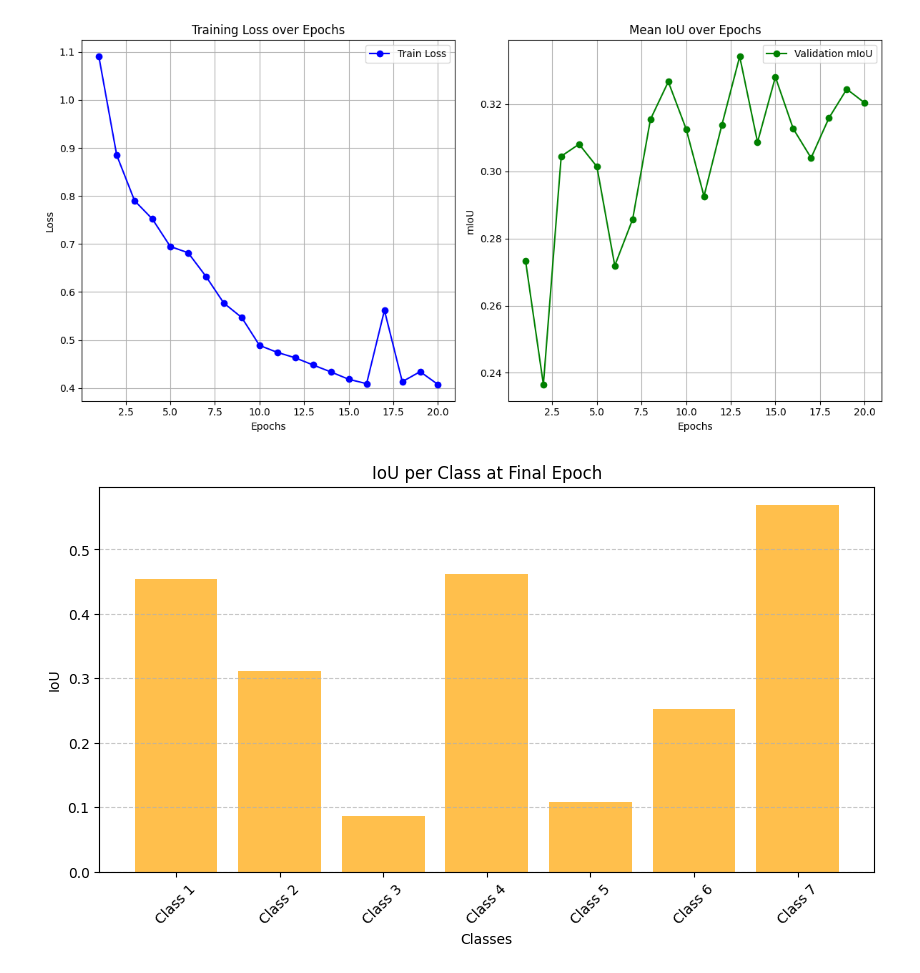
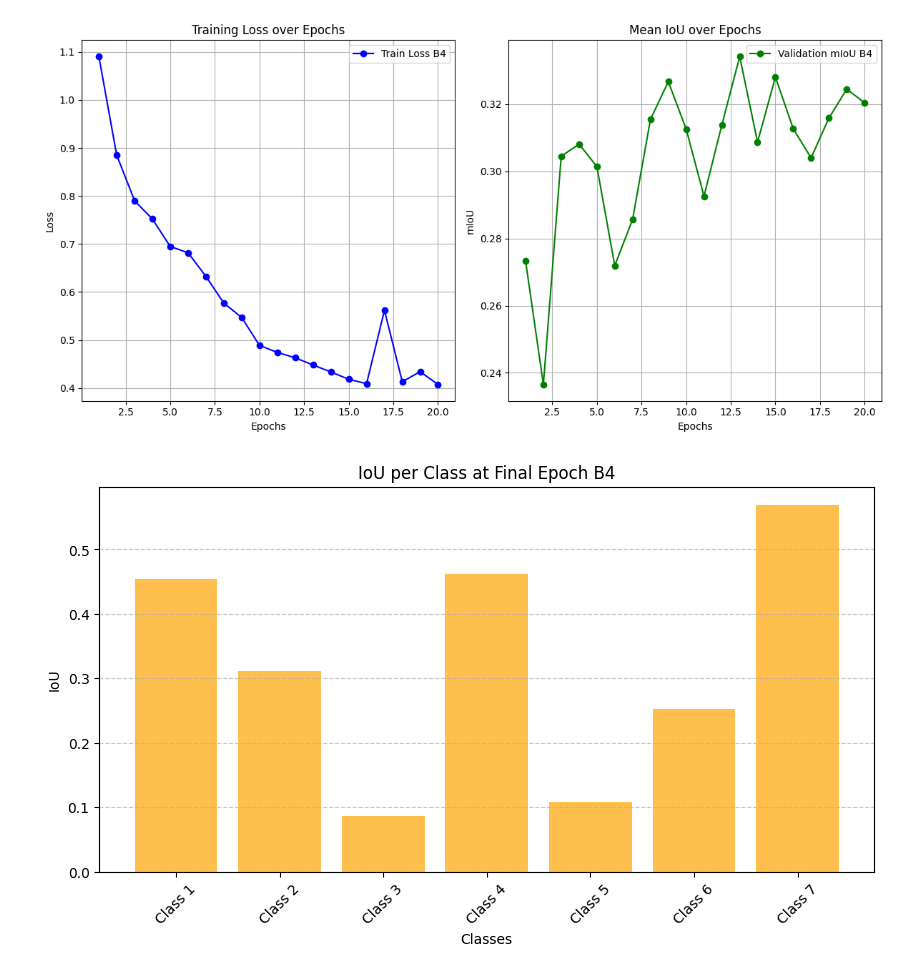
Before and after one commit to MichelePoli/AMLProject, a Jupyter notebook: 2a_graph_loss_mIoU.ipynb, the cells around one changed output. Cells and saved outputs as stored; diff of their text form; code cells hidden in the pictures.

```diff
--- a/2a_graph_loss_mIoU.ipynb
+++ b/2a_graph_loss_mIoU.ipynb
@@ -4,51 +4,51 @@ import numpy as np
 
 # Dati (estratti dal log fornito)
 epochs = np.arange(1, 21)
-train_loss = [
+train_loss_B4 = [
     1.0905, 0.8850, 0.7902, 0.7519, 0.6948, 0.6817, 0.6324, 0.5768, 0.5470,
     0.4887, 0.4741, 0.4629, 0.4479, 0.4334, 0.4181, 0.4090, 0.5618, 0.4131,
     0.4340, 0.4072
 ]
-miou = [
+miou_B4 = [
     0.2734, 0.2365, 0.3045, 0.3081, 0.3014, 0.2719, 0.2857, 0.3155, 0.3267,
     0.3126, 0.2926, 0.3138, 0.3342, 0.3087, 0.3281, 0.3127, 0.3040, 0.3159,
     0.3245, 0.3204
 ]
-final_iou = [0.45379692, 0.31175447, 0.08664531, 0.4612361, 0.10841636, 0.25179467, 0.5689296]
+final_iou_B4 = [0.45379692, 0.31175447, 0.08664531, 0.4612361, 0.10841636, 0.25179467, 0.5689296]
 
 # Grafico della perdita
 plt.figure(figsize=(12, 6))
 
 plt.subplot(1, 2, 1)
-plt.plot(epochs, train_loss, label='Train Loss', color='blue', marker='o')
+plt.plot(epochs, train_loss_B4, label='Train Loss B4', color='blue', marker='o')
 plt.title('Training Loss over Epochs')
 plt.xlabel('Epochs')
 plt.ylabel('Loss')
 plt.grid(True)
 plt.legend()
 
 # Grafico mIoU
 plt.subplot(1, 2, 2)
-plt.plot(epochs, miou, label='Validation mIoU', color='green', marker='o')
+plt.plot(epochs, miou_B4, label='Validation mIoU B4', color='green', marker='o')
 plt.title('Mean IoU over Epochs')
 plt.xlabel('Epochs')
 plt.ylabel('mIoU')
 plt.grid(True)
 plt.legend()
 
 plt.tight_layout()
 plt.show()
 
 # Grafico IoU per classe
 classes = ['Class 1', 'Class 2', 'Class 3', 'Class 4', 'Class 5', 'Class 6', 'Class 7']
 plt.figure(figsize=(10, 5))
-plt.bar(classes, final_iou, color='orange', alpha=0.7)
-plt.title('IoU per Class at Final Epoch')
+plt.bar(classes, final_iou_B4, color='orange', alpha=0.7)
+plt.title('IoU per Class at Final Epoch B4')
 plt.ylabel('IoU')
 plt.xlabel('Classes')
 plt.xticks(rotation=45)
 plt.grid(axis='y', linestyle='--', alpha=0.7)
 plt.show()
 # %% [output]
-[figure, old version]
+[figure, new version]
-[figure, old version]
+[figure, new version]
```
Also changed, not shown: 3 other files.
